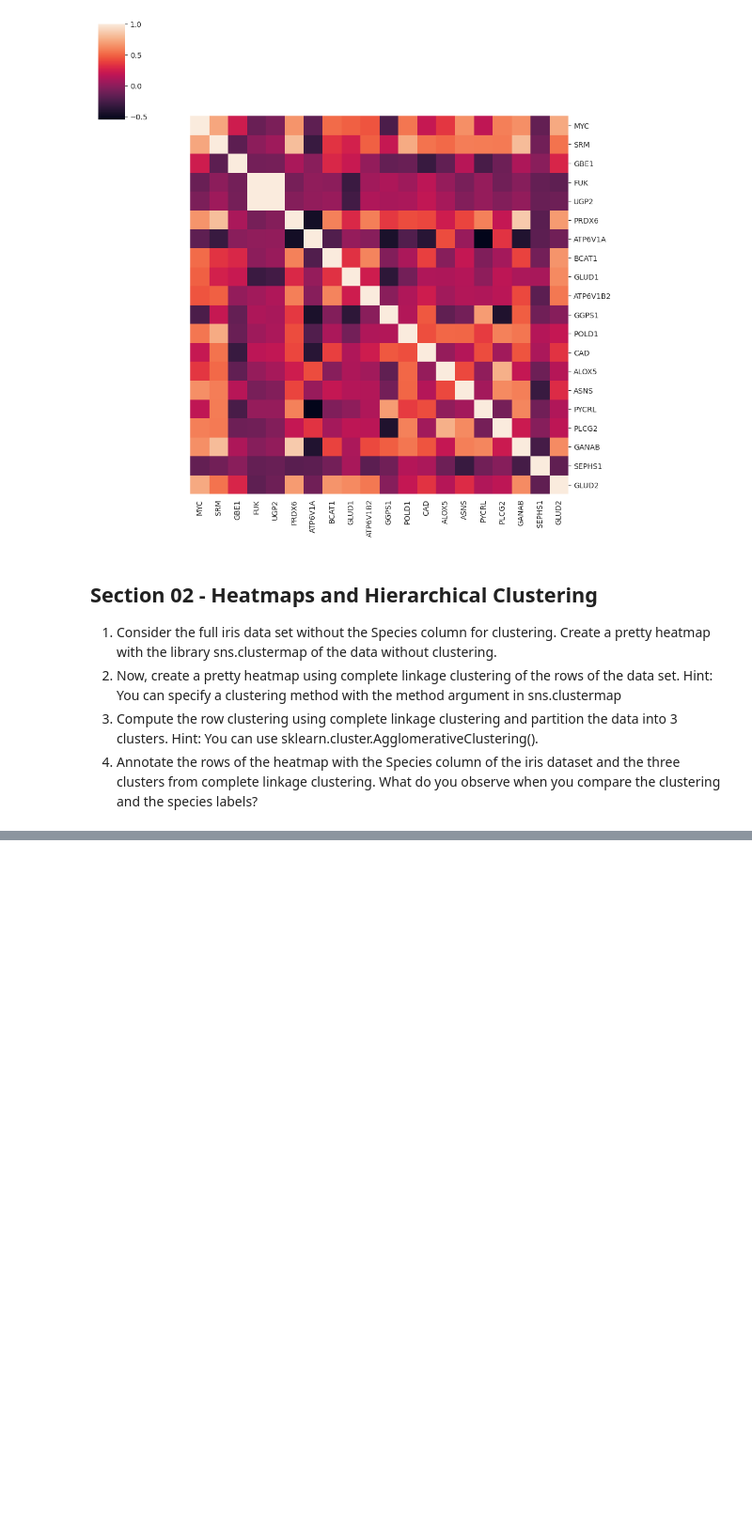
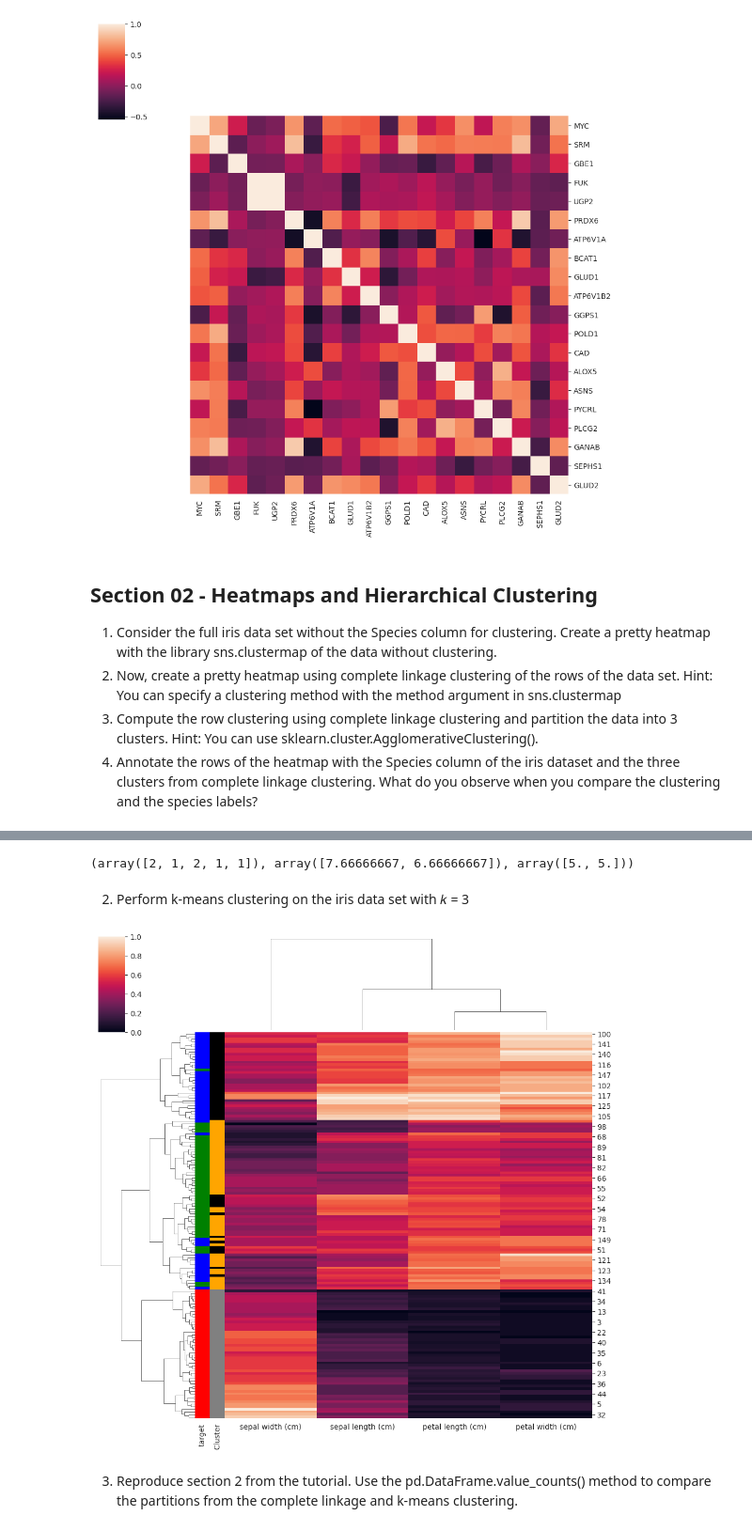
Before and after one commit to areiljan/DataScience, a Jupyter notebook: EX5/5.ipynb, the cells around one changed output, grey strips where cells are left out. Shown at 94% size. Cells and saved outputs as stored; diff of their text form; code cells hidden in the pictures; blank space fills up the shorter version.

```diff
--- a/EX5/5.ipynb
+++ b/EX5/5.ipynb
@@ -64,0 +99,65 @@ hc = sklearn.cluster.AgglomerativeClustering(n_clusters=3, linkage='complete').f
+# %%
+centroid1 = np.array([6, 9])
+centroid2 = np.array([3, 3])
+
+points = np.array([[4, 6], [5, 8], [6, 4], [8, 5], [10, 7]])
+
+def euclidean_distance(p1, p2):
+    return np.sqrt(np.sum((p1 - p2)**2))
+
+def assign_clusters(points, c1, c2):
+    clusters = []
+    for p in points:
+        d1 = euclidean_distance(p, c1)
+        d2 = euclidean_distance(p, c2)
+        clusters.append(1 if d1 < d2 else 2)
+    return np.array(clusters)
+
+def update_centroid(points, cluster_labels, cluster_id):
+    cluster_points = points[cluster_labels == cluster_id]
+    if len(cluster_points) > 0:
+        return cluster_points.mean(axis=0)
+    return None
+
+cluster_labels = assign_clusters(points, centroid1, centroid2)
+
+new_centroid1 = update_centroid(points, cluster_labels, 1)
+new_centroid2 = update_centroid(points, cluster_labels, 2)
+
+cluster_labels, new_centroid1, new_centroid2
+# %% [output]
+(array([2, 1, 2, 1, 1]), array([7.66666667, 6.66666667]), array([5., 5.]))
+# %% [markdown]
+2. Perform k-means clustering on the iris data set with 𝑘 = 3
+# %%
+from sklearn.cluster import KMeans
+from sklearn.preprocessing import StandardScaler
+
+scaler = StandardScaler()
+X_scaled = scaler.fit_transform(numeric_df)
+
+kmeans = KMeans(n_clusters=3)
+clusters = kmeans.fit_predict(X_scaled)
+
+iris_df["Cluster"] = clusters
+species_palette = {"setosa": "red", "versicolor": "green", "virginica": "blue"}
+cluster_palette = {0: "black", 1: "gray", 2: "orange"}
+
+row_colors = pd.DataFrame({
+    "target": iris_df["target"].map(species_palette),
+    "Cluster": iris_df["Cluster"].map(cluster_palette)
+})
+
+# --- 5. Clustermap on numeric_df ---
+sns.clustermap(
+    numeric_df,          # <- your request: use numeric_df
+    standard_scale=1,
+    method='complete',
+    row_colors=row_colors
+)
+
+plt.show()
+# %% [output]
+[figure, added]
+# %% [markdown]
+3. Reproduce section 2 from the tutorial. Use the pd.DataFrame.value_counts() method to compare the partitions from the complete linkage and k-means clustering.
```
Also changed, not shown: parts of 12 cells of this notebook.
